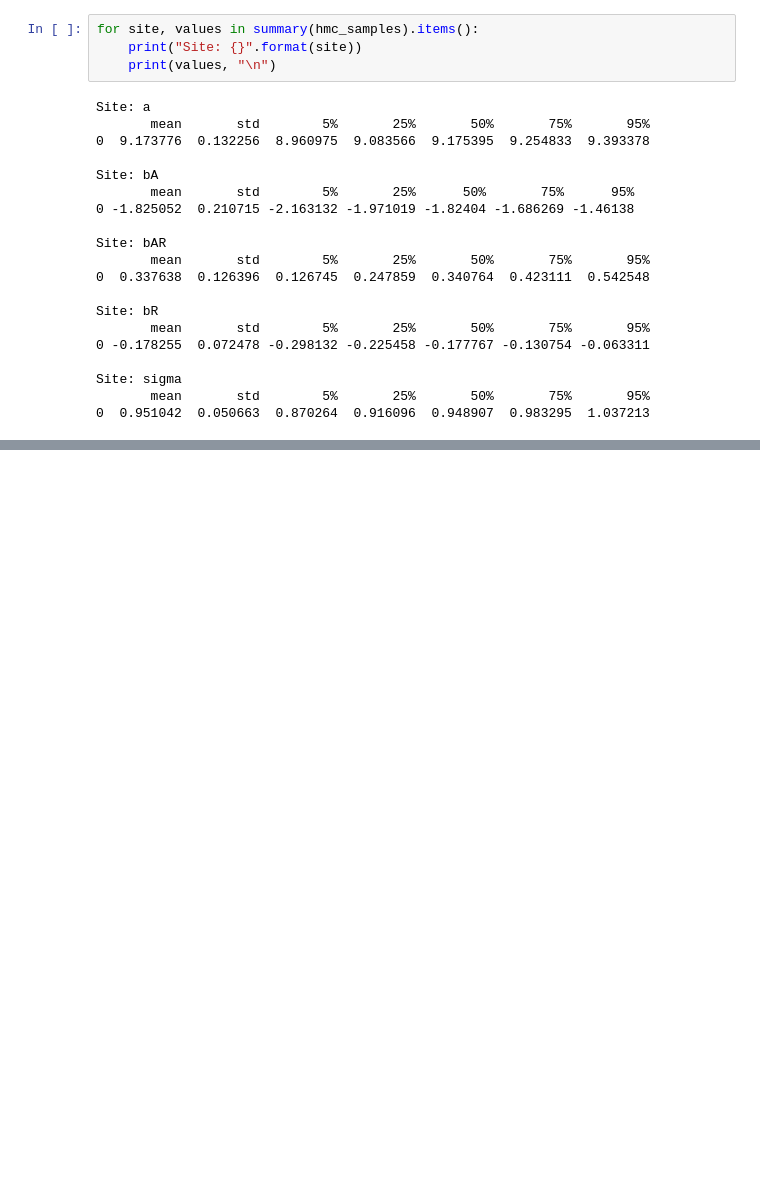
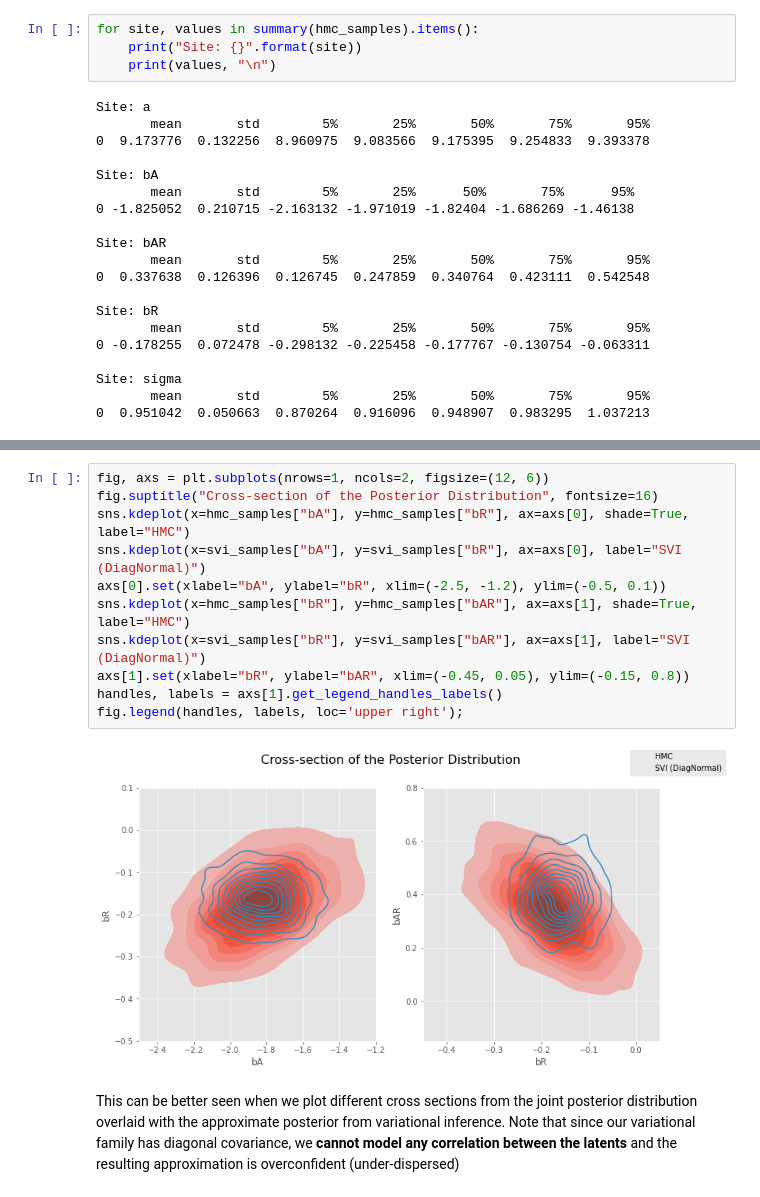
Before and after one commit to drclab/GP_VAE, a Jupyter notebook: drclab/Pyro/svi_2.ipynb, the cells around one changed output, grey strips where cells are left out. Saved outputs shown, nothing was run; the diff lists cells and outputs as text; blank space fills up the shorter version.

```diff
--- a/drclab/Pyro/svi_2.ipynb
+++ b/drclab/Pyro/svi_2.ipynb
@@ -492,0 +509,15 @@ Site: sigma
+# %%
+fig, axs = plt.subplots(nrows=1, ncols=2, figsize=(12, 6))
+fig.suptitle("Cross-section of the Posterior Distribution", fontsize=16)
+sns.kdeplot(x=hmc_samples["bA"], y=hmc_samples["bR"], ax=axs[0], shade=True, label="HMC")
+sns.kdeplot(x=svi_samples["bA"], y=svi_samples["bR"], ax=axs[0], label="SVI (DiagNormal)")
+axs[0].set(xlabel="bA", ylabel="bR", xlim=(-2.5, -1.2), ylim=(-0.5, 0.1))
+sns.kdeplot(x=hmc_samples["bR"], y=hmc_samples["bAR"], ax=axs[1], shade=True, label="HMC")
+sns.kdeplot(x=svi_samples["bR"], y=svi_samples["bAR"], ax=axs[1], label="SVI (DiagNormal)")
+axs[1].set(xlabel="bR", ylabel="bAR", xlim=(-0.45, 0.05), ylim=(-0.15, 0.8))
+handles, labels = axs[1].get_legend_handles_labels()
+fig.legend(handles, labels, loc='upper right');
+# %% [output]
+[figure, added]
+# %% [markdown]
+This can be better seen when we plot different cross sections from the joint posterior distribution overlaid with the approximate posterior from variational inference. Note that since our variational family has diagonal covariance, we **cannot model any correlation between the latents** and the resulting approximation is overconfident (under-dispersed)
```
Also changed, not shown: parts of 2 cells of this notebook.
